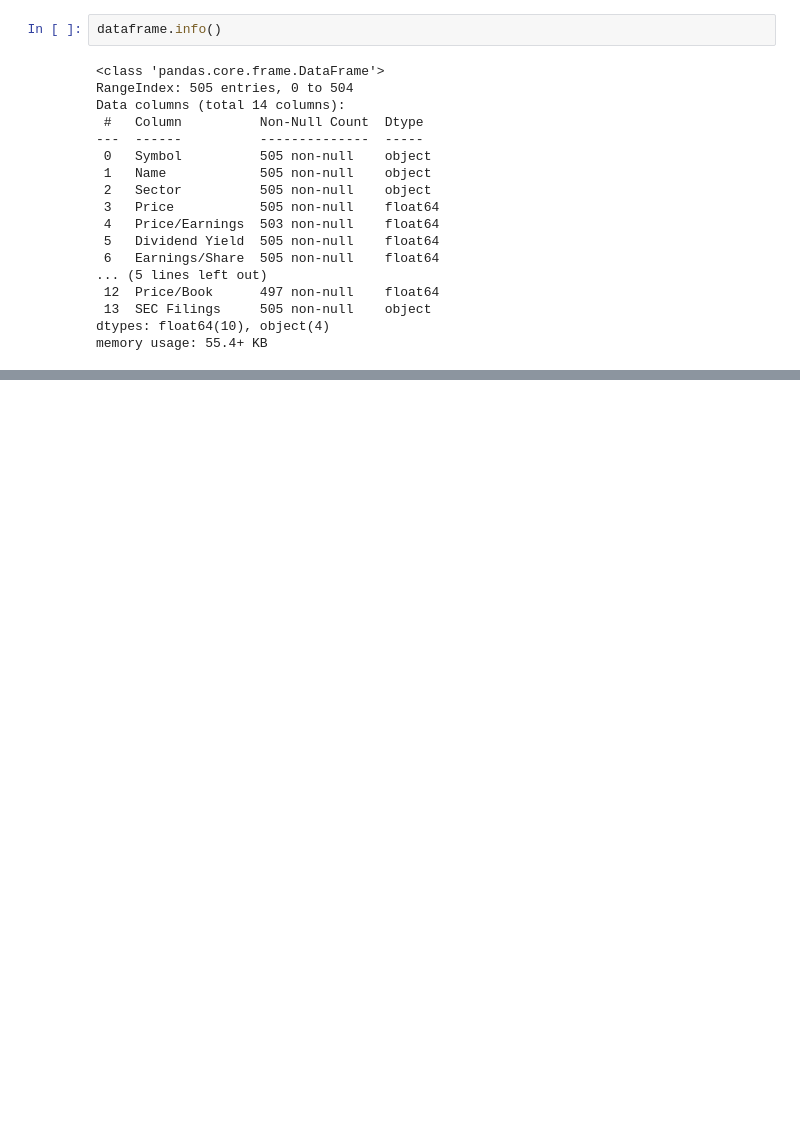
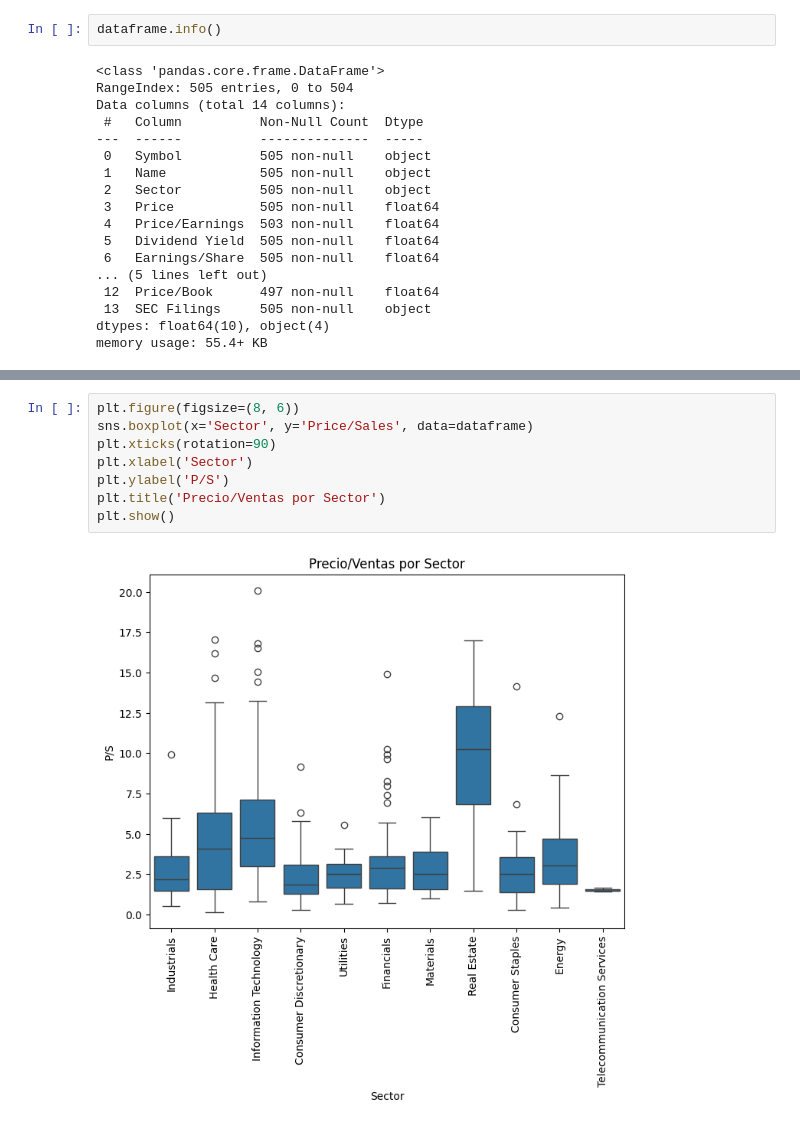
Before and after one commit to Mart1n2015/MartinCerioli, a Jupyter notebook: ProyectoDSParteICERIOLI.ipynb, the cells around one changed output, grey strips where cells are left out. Drawn from its saved outputs; the diff is of its cells as text; blank space fills up the shorter version.

```diff
--- a/ProyectoDSParteICERIOLI.ipynb
+++ b/ProyectoDSParteICERIOLI.ipynb
@@ -57,0 +110,10 @@ dataframe.head()
+# %%
+plt.figure(figsize=(8, 6))
+sns.boxplot(x='Sector', y='Price/Sales', data=dataframe)
+plt.xticks(rotation=90)
+plt.xlabel('Sector')
+plt.ylabel('P/S')
+plt.title('Precio/Ventas por Sector')
+plt.show()
+# %% [output]
+[figure, added]
```
Also changed, not shown: parts of 13 cells of this notebook.
